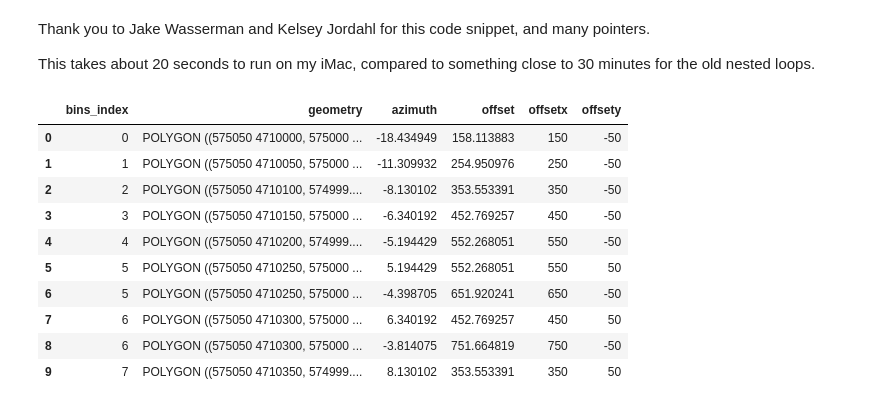
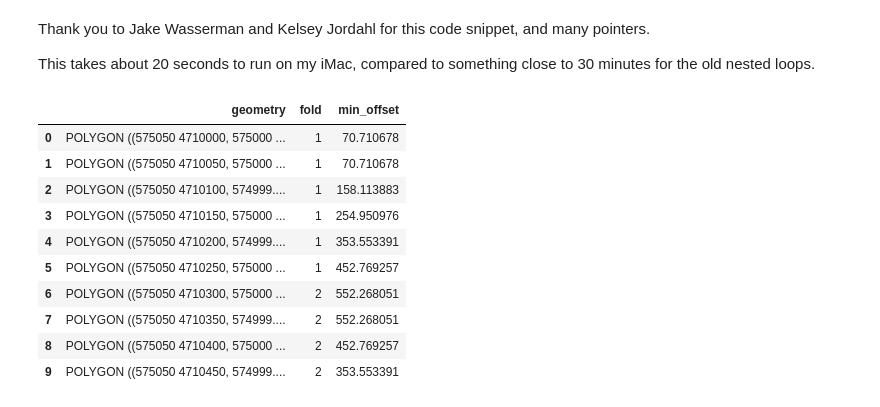
Before and after one commit to agilescientific/notebooks, a Jupyter notebook: Programming_a_seismic_program.ipynb, the cells around one changed output. Saved outputs shown, nothing was run; the diff lists cells and outputs as text; code cells hidden in the pictures.

```diff
--- a/Programming_a_seismic_program.ipynb
+++ b/Programming_a_seismic_program.ipynb
@@ -44,7 +46,7 @@ We compute lists of the *x*- and *y*-locations of the receivers and sources with
 # %%
 rcvrx = [xmi + rcvr*ri + shiftx for line in range(rlines)
                                 for rcvr in range(rperline)]
-rcvry = [ymi + line*RL + shifty for line in range(rlines)
+rcvry = [ymi + line*RL - shifty for line in range(rlines)
                                 for rcvr in range(rperline)]
 
 srcx = [xmi + line*SL for line in range(slines)
@@ -72,6 +55,0 @@ def plot_geoms(xcoords, ycoords, color = 'none', size = 50, alpha = 0.5):
-# %%
-fig = plt.figure(figsize=(15,10))
-r = plot_geoms(rcvrx, rcvry, 'b')
-s = plot_geoms(srcx, srcy, 'r')
-plt.axis('equal')
-plt.grid()
@@ -197,22 +197,27 @@ Thank you to Jake Wasserman and Kelsey Jordahl for this code snippet, and many p
 
 This takes about 20 seconds to run on my iMac, compared to something close to 30 minutes for the old nested loops.
 # %%
-reindexed = bins.reset_index().rename(columns={'index':'bins_index'})
-joined = gpd.tools.sjoin(reindexed, midpoints)
-bin_stats = joined.groupby('bins_index')['offset']\
-                  .agg({'fold': len, 'min_offset': np.min})
-bins = gpd.GeoDataFrame(bins.join(bin_stats))
+def bin_the_midpoints(bins, midpoints):
+    b = bins.copy()
+    m = midpoints.copy()
+    reindexed = b.reset_index().rename(columns={'index':'bins_index'})
+    joined = gpd.tools.sjoin(reindexed, m)
+    bin_stats = joined.groupby('bins_index')['offset']\
+                      .agg({'fold': len, 'min_offset': np.min})
+    return gpd.GeoDataFrame(b.join(bin_stats))
+# %%
+bin_stats = bin_the_midpoints(bins, midpoints)
 # %%
-joined[:10]
+bin_stats[:10]
 # %% [output]
-|  | bins_index | geometry | azimuth | offset | offsetx | offsety |
-| 0 | 0 | POLYGON ((575050 4710000, 575000 ... | -18.434949 | 158.113883 | 150 | -50 |
-| 1 | 1 | POLYGON ((575050 4710050, 575000 ... | -11.309932 | 254.950976 | 250 | -50 |
-| 2 | 2 | POLYGON ((575050 4710100, 574999.... | -8.130102 | 353.553391 | 350 | -50 |
-| 3 | 3 | POLYGON ((575050 4710150, 575000 ... | -6.340192 | 452.769257 | 450 | -50 |
-| 4 | 4 | POLYGON ((575050 4710200, 574999.... | -5.194429 | 552.268051 | 550 | -50 |
-| 5 | 5 | POLYGON ((575050 4710250, 575000 ... | 5.194429 | 552.268051 | 550 | 50 |
-| 6 | 5 | POLYGON ((575050 4710250, 575000 ... | -4.398705 | 651.920241 | 650 | -50 |
-| 7 | 6 | POLYGON ((575050 4710300, 575000 ... | 6.340192 | 452.769257 | 450 | 50 |
-| 8 | 6 | POLYGON ((575050 4710300, 575000 ... | -3.814075 | 751.664819 | 750 | -50 |
-| 9 | 7 | POLYGON ((575050 4710350, 574999.... | 8.130102 | 353.553391 | 350 | 50 |
+|  | geometry | fold | min_offset |
+| 0 | POLYGON ((575050 4710000, 575000 ... | 1 | 70.710678 |
+| 1 | POLYGON ((575050 4710050, 575000 ... | 1 | 70.710678 |
+| 2 | POLYGON ((575050 4710100, 574999.... | 1 | 158.113883 |
+| 3 | POLYGON ((575050 4710150, 575000 ... | 1 | 254.950976 |
+| 4 | POLYGON ((575050 4710200, 574999.... | 1 | 353.553391 |
+| 5 | POLYGON ((575050 4710250, 575000 ... | 1 | 452.769257 |
+| 6 | POLYGON ((575050 4710300, 575000 ... | 2 | 552.268051 |
+| 7 | POLYGON ((575050 4710350, 574999.... | 2 | 552.268051 |
+| 8 | POLYGON ((575050 4710400, 575000 ... | 2 | 452.769257 |
+| 9 | POLYGON ((575050 4710450, 574999.... | 2 | 353.553391 |
```
Also changed, not shown: parts of 40 cells of this notebook, 10 other files.
